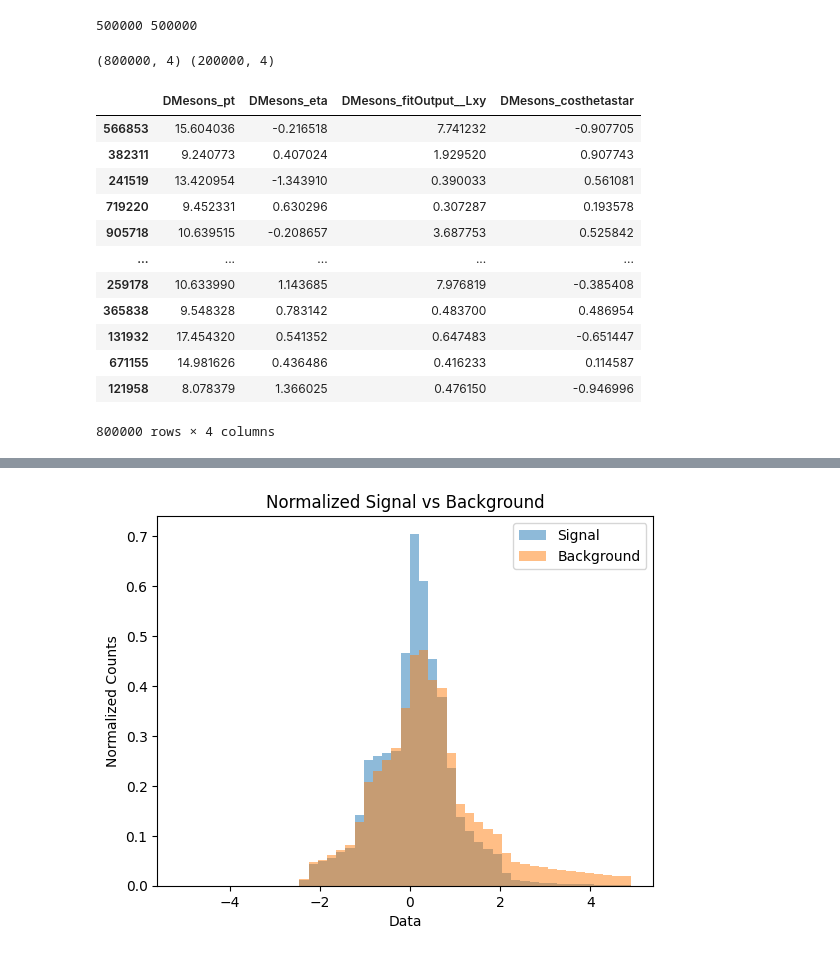
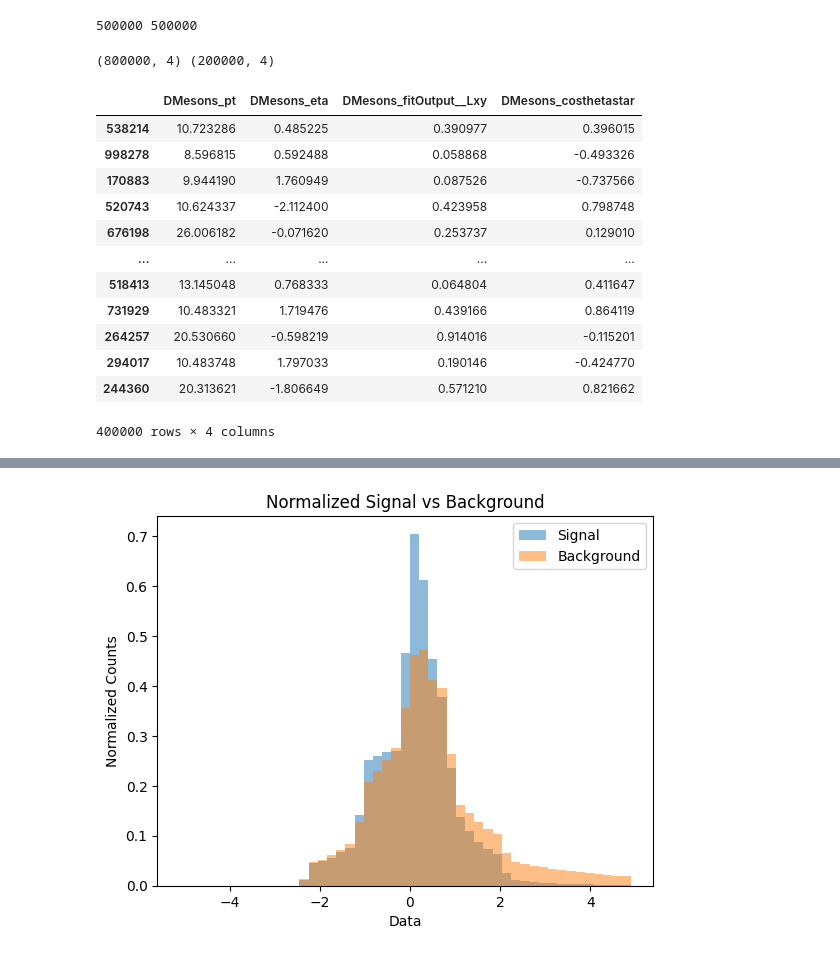
Before and after one commit to GitGup/ATLAS_DNN, a Jupyter notebook: MC_DNN.ipynb, the cells around one changed output, grey strips where cells are left out. Drawn from its saved outputs; the diff is of its cells as text; code cells hidden in the pictures.

```diff
--- a/MC_DNN.ipynb
+++ b/MC_DNN.ipynb
@@ -254,25 +242,9 @@ print(D, Lambda)
 # %% [output]
 846608 811534
 # %%
-# only_411 = only_411.reset_index(drop=True)
-# only_411.loc[:, 'DMesons_pt'] = only_411['DMesons_pt'].apply(lambda x: float(x[0]))
-# only_411.loc[:, 'DMesons_eta'] = only_411['DMesons_eta'].apply(lambda x: float(x[0]))
-# only_411.loc[:, 'DMesons_m'] = only_411['DMesons_m'].apply(lambda x: float(x[0]))
-# only_411.loc[:, 'DMesons_fitOutput__Lxy'] = only_411['DMesons_fitOutput__Lxy'].apply(lambda x: float(x[0]))
-# only_411.loc[:, 'DMesons_costhetastar'] = only_411['DMesons_costhetastar'].apply(lambda x: float(x[0]))
-# only_411.loc[:, 'DMesons_pdgId'] = only_411['DMesons_pdgId'].apply(lambda x: int(x[0]))
+only_411 = only_411.drop('particle_type', axis=1)
 
-#only_411 = only_411.drop('particle_type', axis=1)
-
-# only_4122 = only_4122.reset_index(drop=True)
-# only_4122.loc[:, 'DMesons_pt'] = only_4122['DMesons_pt'].apply(lambda x: float(x[0]))
-# only_4122.loc[:, 'DMesons_eta'] = only_4122['DMesons_eta'].apply(lambda x: float(x[0]))
-# only_4122.loc[:, 'DMesons_m'] = only_4122['DMesons_m'].apply(lambda x: float(x[0]))
-# only_4122.loc[:, 'DMesons_fitOutput__Lxy'] = only_4122['DMesons_fitOutput__Lxy'].apply(lambda x: float(x[0]))
-# only_4122.loc[:, 'DMesons_costhetastar'] = only_4122['DMesons_costhetastar'].apply(lambda x: float(x[0]))
-# only_4122.loc[:, 'DMesons_pdgId'] = only_4122['DMesons_pdgId'].apply(lambda x: int(x[0]))
-
-#only_4122 = only_4122.drop('particle_type', axis=1)
+only_4122 = only_4122.drop('particle_type', axis=1)
 
 #new_df = new_df.drop('DMesons_m', axis=1)
 #only_411 = only_411.drop('DMesons_m', axis=1)
@@ -356,19 +326,19 @@ X_train2, X_test2, y_train2, y_test2 = train_test_split(only_4122[['DMesons_pt',
 # %%
 print(np.shape(X_train), np.shape(X_test))
 
-X_train
+X_train2
 # %% [output]
 (800000, 4) (200000, 4)
 |  | DMesons_pt | DMesons_eta | DMesons_fitOutput__Lxy | DMesons_costhetastar |
-| 566853 | 15.604036 | -0.216518 | 7.741232 | -0.907705 |
-| 382311 | 9.240773 | 0.407024 | 1.929520 | 0.907743 |
-| 241519 | 13.420954 | -1.343910 | 0.390033 | 0.561081 |
-| 719220 | 9.452331 | 0.630296 | 0.307287 | 0.193578 |
-| 905718 | 10.639515 | -0.208657 | 3.687753 | 0.525842 |
+| 538214 | 10.723286 | 0.485225 | 0.390977 | 0.396015 |
+| 998278 | 8.596815 | 0.592488 | 0.058868 | -0.493326 |
+| 170883 | 9.944190 | 1.760949 | 0.087526 | -0.737566 |
+| 520743 | 10.624337 | -2.112400 | 0.423958 | 0.798748 |
+| 676198 | 26.006182 | -0.071620 | 0.253737 | 0.129010 |
 | ... | ... | ... | ... | ... |
-| 259178 | 10.633990 | 1.143685 | 7.976819 | -0.385408 |
-| 365838 | 9.548328 | 0.783142 | 0.483700 | 0.486954 |
-| 131932 | 17.454320 | 0.541352 | 0.647483 | -0.651447 |
-| 671155 | 14.981626 | 0.436486 | 0.416233 | 0.114587 |
-| 121958 | 8.078379 | 1.366025 | 0.476150 | -0.946996 |
+| 518413 | 13.145048 | 0.768333 | 0.064804 | 0.411647 |
+| 731929 | 10.483321 | 1.719476 | 0.439166 | 0.864119 |
+| 264257 | 20.530660 | -0.598219 | 0.914016 | -0.115201 |
+| 294017 | 10.483748 | 1.797033 | 0.190146 | -0.424770 |
+| 244360 | 20.313621 | -1.806649 | 0.571210 | 0.821662 |
-800000 rows × 4 columns
+400000 rows × 4 columns
```
Also changed, not shown: parts of 19 cells of this notebook.
